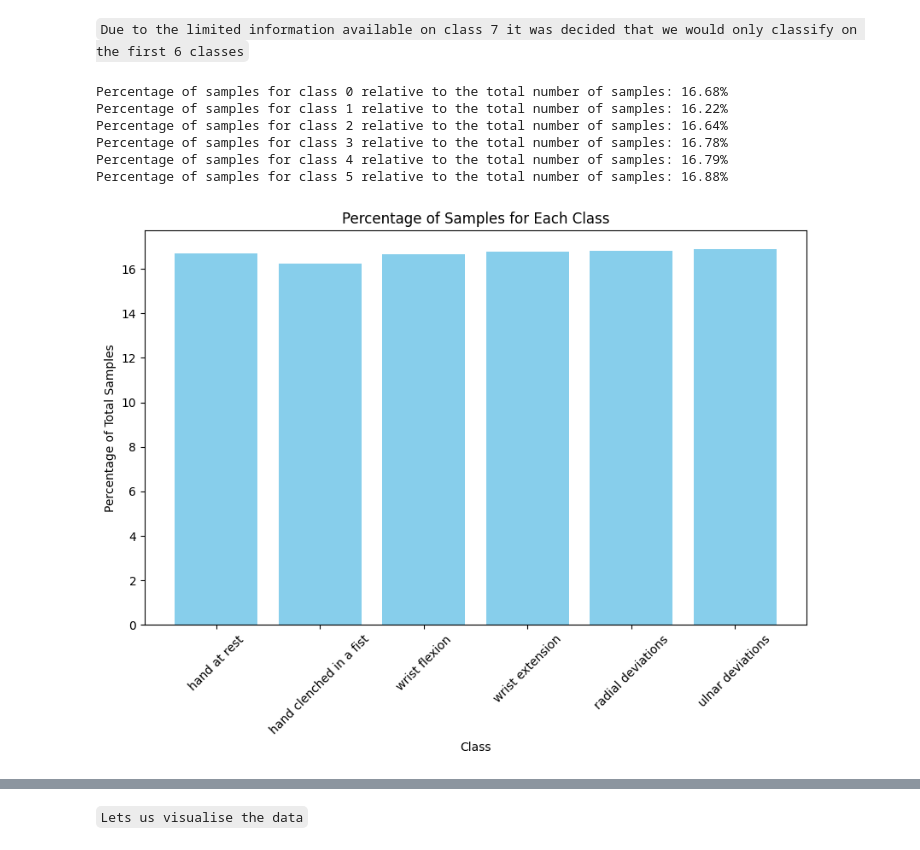
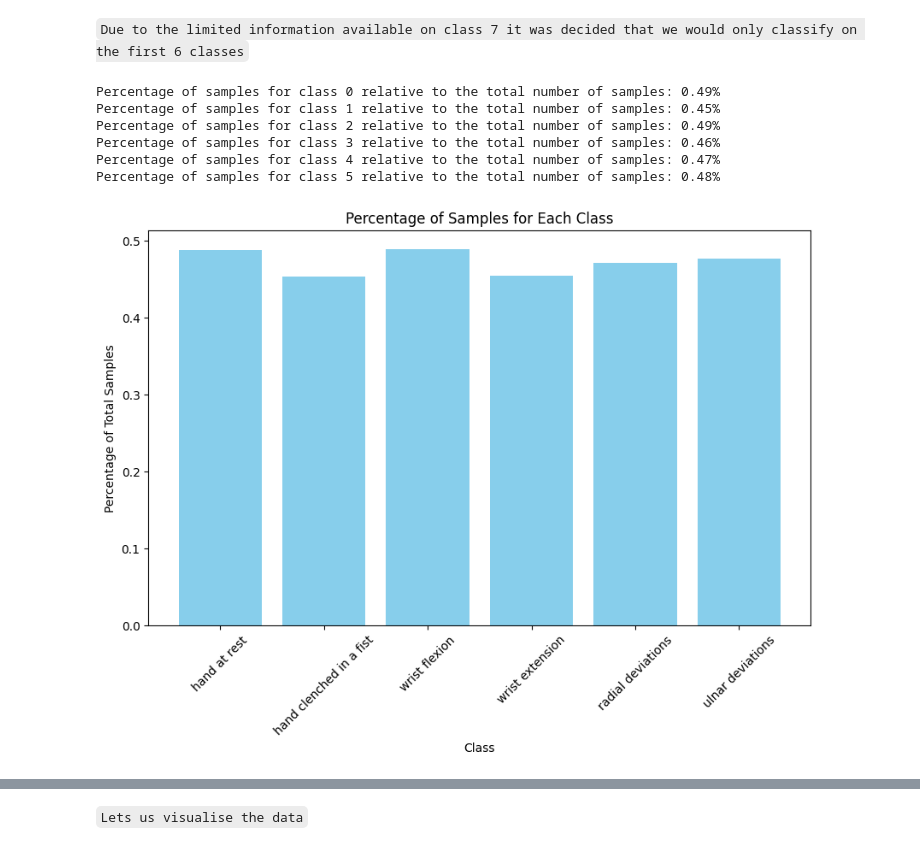
Before and after one commit to FrankDelft/ML_EE_EMG, a Jupyter notebook: main.ipynb, the cells around one changed output, grey strips where cells are left out. Cells and saved outputs as stored; diff of their text form; code cells hidden in the pictures.

```diff
--- a/main.ipynb
+++ b/main.ipynb
@@ -140,29 +142,29 @@ Due to the limited information available on class 7 it was decided that we would
 # %%
 
 df_preprocessed = df[df['class'] != 7]
 df_preprocessed = df_preprocessed[df_preprocessed['class'] != 0]
 num_samples_processed = df_preprocessed.shape[0]
-grouped_df_preprocess = df_preprocessed.groupby(['label', 'class']).size().unstack(fill_value=0)
+grouped_df_preprocess = df_preprocessed.groupby(['label', 'class']).size()
 classes_preprocessed = classes[1:7]
 for i in range(6):
     nonzero_count = np.count_nonzero(grouped_df_preprocess.T.iloc[i])
     print(f"Percentage of samples for class {i} relative to the total number of samples: {np.sum(grouped_df_preprocess.T.iloc[i])/num_samples_processed*100:.2f}%")
 
 #  Calculate the percentages
 percentages = [np.sum(grouped_df_preprocess.T.iloc[i]) / num_samples_processed * 100 for i in range(0,6)]
 # Plot the percentages
 plt.figure(figsize=(10, 6))
 plt.bar(classes_preprocessed, percentages, color='skyblue')
 plt.xlabel('Class')
 plt.ylabel('Percentage of Total Samples')
 plt.title('Percentage of Samples for Each Class')
 plt.xticks(rotation=45)
 plt.show()
 # %% [output]
-Percentage of samples for class 0 relative to the total number of samples: 16.68%
-Percentage of samples for class 1 relative to the total number of samples: 16.22%
-Percentage of samples for class 2 relative to the total number of samples: 16.64%
-Percentage of samples for class 3 relative to the total number of samples: 16.78%
-Percentage of samples for class 4 relative to the total number of samples: 16.79%
-Percentage of samples for class 5 relative to the total number of samples: 16.88%
+Percentage of samples for class 0 relative to the total number of samples: 0.49%
+Percentage of samples for class 1 relative to the total number of samples: 0.45%
+Percentage of samples for class 2 relative to the total number of samples: 0.49%
+Percentage of samples for class 3 relative to the total number of samples: 0.46%
+Percentage of samples for class 4 relative to the total number of samples: 0.47%
+Percentage of samples for class 5 relative to the total number of samples: 0.48%
-[figure, old version]
+[figure, new version]
```
Also changed, not shown: parts of 19 cells of this notebook.
